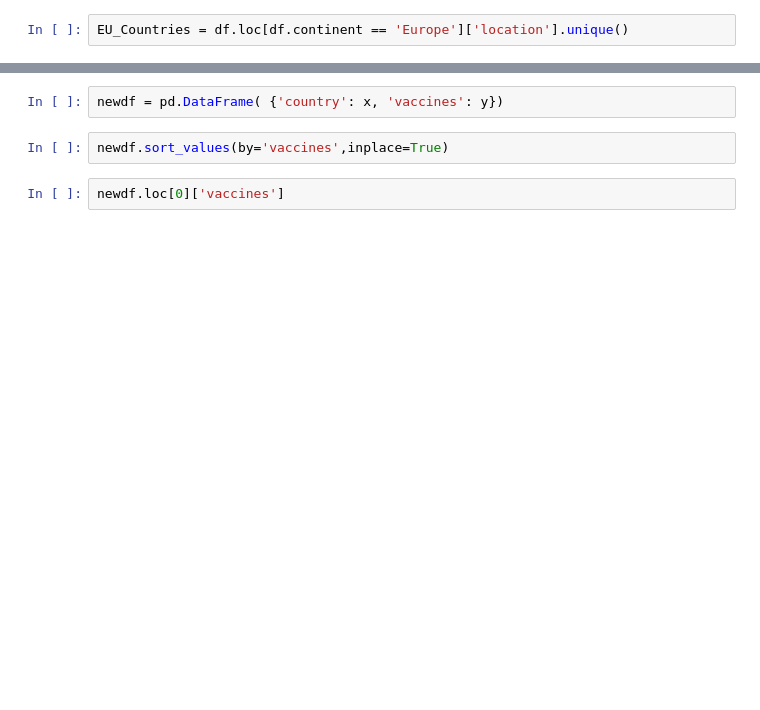
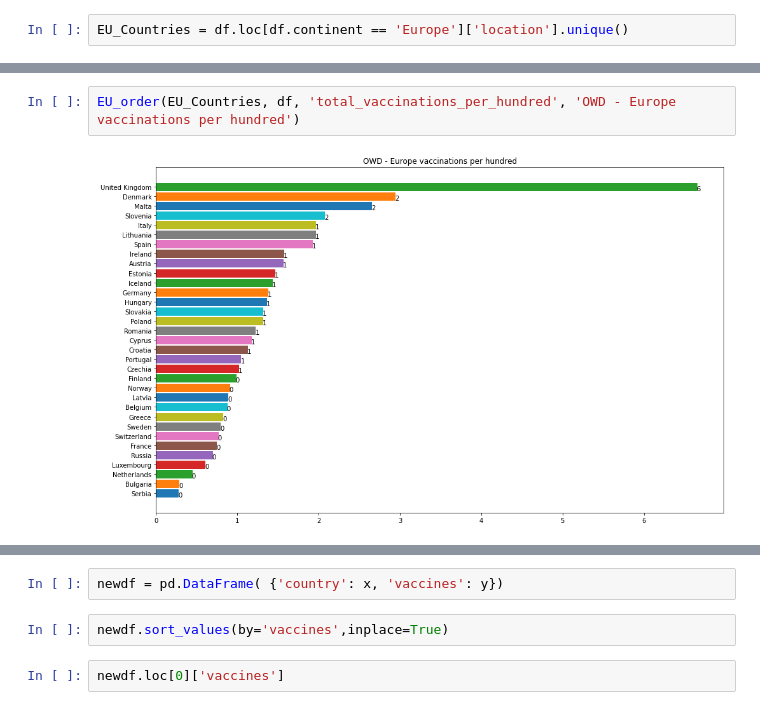
Before and after one commit to BetMadZac73/covid, a Jupyter notebook: OWD covid data - daily source.ipynb, the cells around one changed output, grey strips where cells are left out. Saved outputs shown, nothing was run; the diff lists cells and outputs as text; blank space fills up the shorter version.

```diff
--- a/OWD covid data - daily source.ipynb
+++ b/OWD covid data - daily source.ipynb
@@ -273,0 +273,4 @@ f'{1234567:,}'
+# %%
+EU_order(EU_Countries, df, 'total_vaccinations_per_hundred', 'OWD - Europe vaccinations per hundred')
+# %% [output]
+[figure, added]
```
Also changed, not shown: parts of 14 cells of this notebook.
